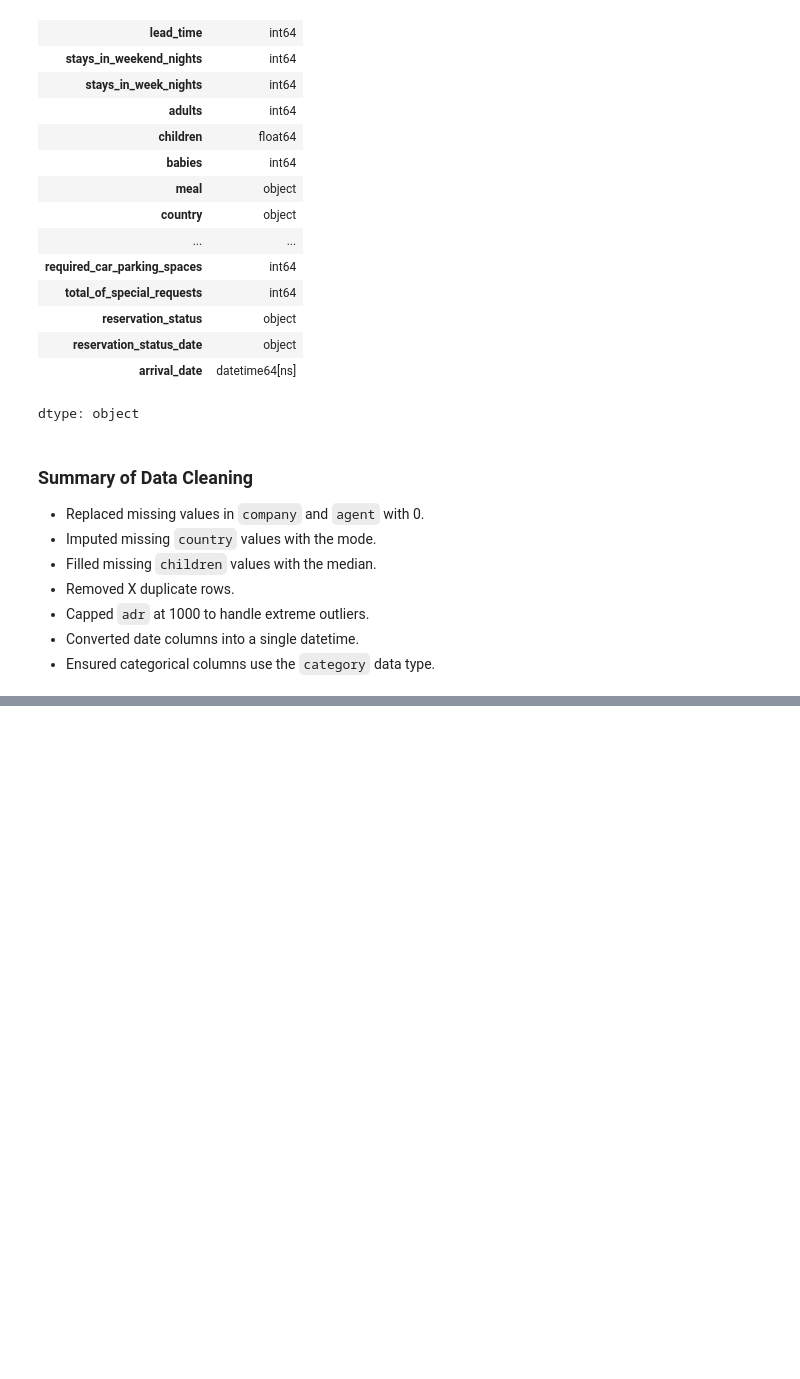
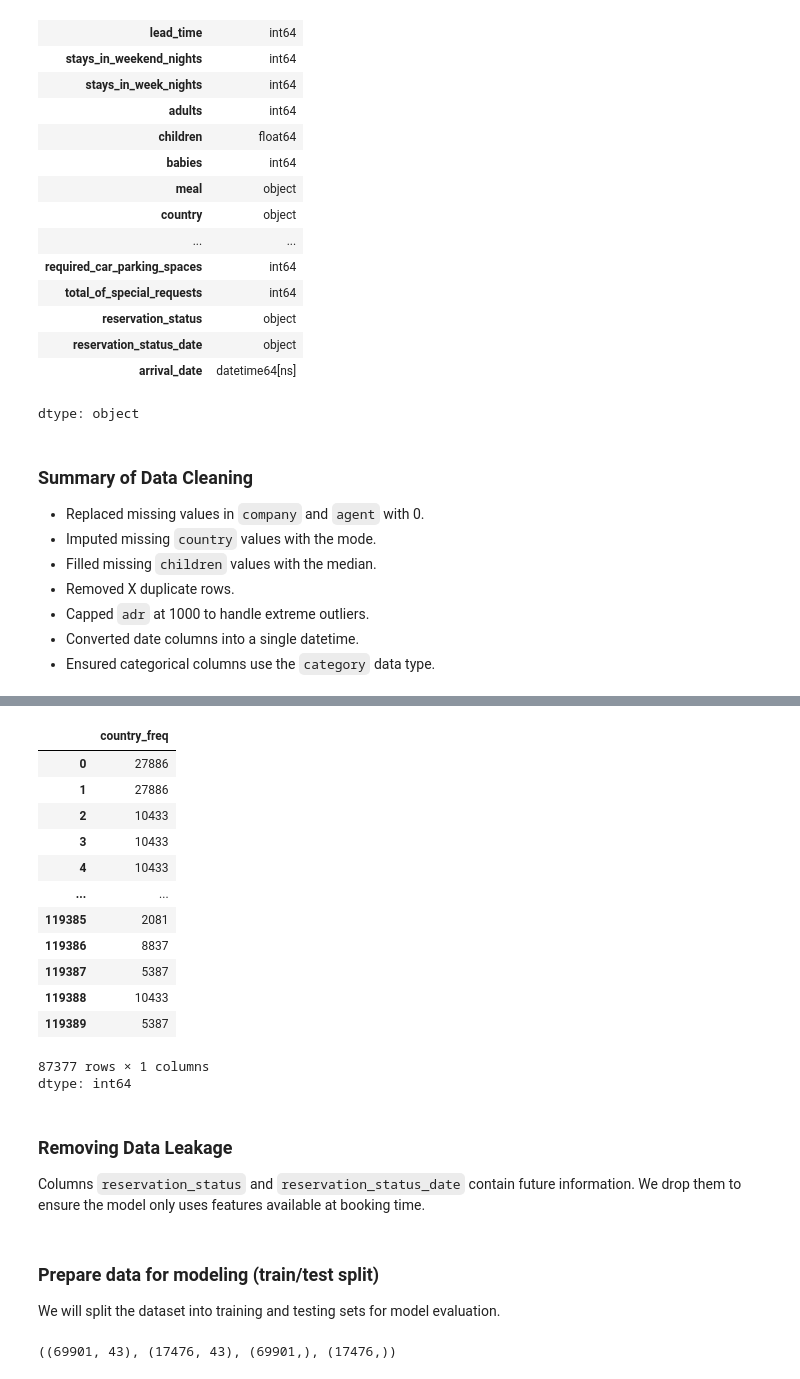
Before and after one commit to abanoub-refaat/gtc-ml-project1-hotel-bookings, a Jupyter notebook: GTC_project_01.ipynb, the cells around one changed output, grey strips where cells are left out. Saved outputs shown, nothing was run; the diff lists cells and outputs as text; code cells hidden in the pictures; blank space fills up the shorter version.

```diff
--- a/GTC_project_01.ipynb
+++ b/GTC_project_01.ipynb
@@ -298,0 +391,22 @@ dtype: object
+# %%
+df["country_freq"]
+# %% [output]
+|  | country_freq |
+| 0 | 27886 |
+| 1 | 27886 |
+| 2 | 10433 |
+| 3 | 10433 |
+| 4 | 10433 |
+| ... | ... |
+| 119385 | 2081 |
+| 119386 | 8837 |
+| 119387 | 5387 |
+| 119388 | 10433 |
+| 119389 | 5387 |
+87377 rows × 1 columns
+dtype: int64
+# %% [markdown]
+### Removing Data Leakage
+
+Columns `reservation_status` and `reservation_status_date` contain future information.
+We drop them to ensure the model only uses features available at booking time.
@@ -298,0 +415,16 @@ dtype: object
+# %% [markdown]
+### Prepare data for modeling (train/test split)
+We will split the dataset into training and testing sets for model evaluation.
+# %%
+from sklearn.model_selection import train_test_split
+
+X = df.drop(columns=['is_canceled'])
+y = df['is_canceled']
+
+X_train, X_test, y_train, y_test = train_test_split(
+    X, y, test_size=0.2, random_state=42, stratify=y
+)
+
+X_train.shape, X_test.shape, y_train.shape, y_test.shape
+# %% [output]
+((69901, 43), (17476, 43), (69901,), (17476,))
```
Also changed, not shown: parts of 12 cells of this notebook.
